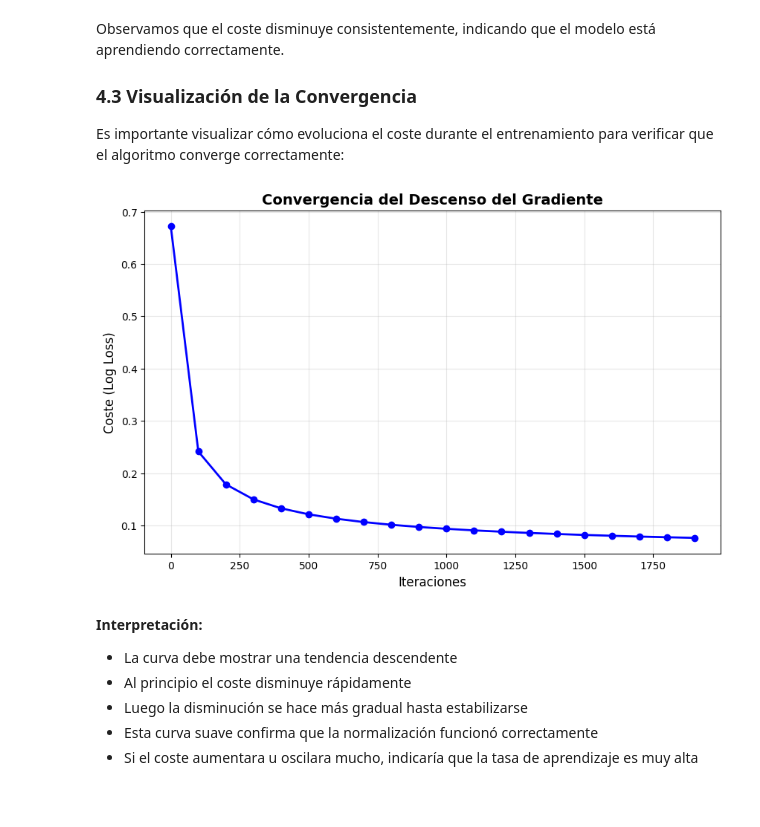
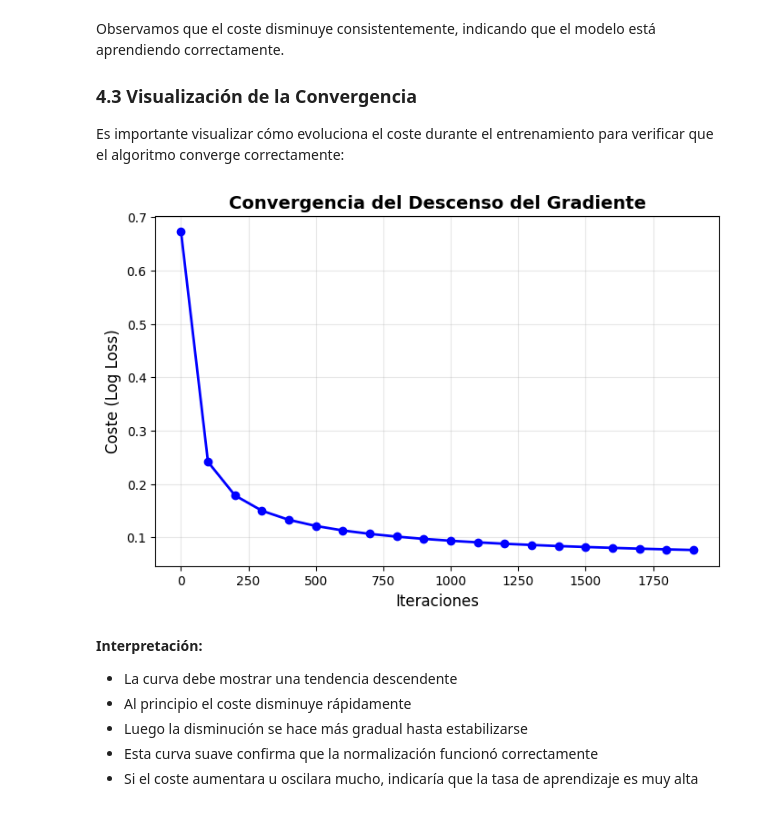
Before and after one commit to financieras/articulos, a Jupyter notebook: logistic_regression.ipynb, the cells around one changed output. Cells and saved outputs as stored; diff of their text form; code cells hidden in the pictures.

```diff
--- a/logistic_regression.ipynb
+++ b/logistic_regression.ipynb
@@ -528,15 +532,14 @@ def train_logistic_regression(X, y, learning_rate=0.01, n_iterations=1000):
         z = X @ w + b
         y_pred = sigmoid(z)
 
-        # 2. Calcular gradientes
-        dw = (1/n_samples) * (X.T @ (y_pred - y))
-        db = (1/n_samples) * np.sum(y_pred - y)
+        # 2. Calcular gradientes (usando la función definida previamente)
+        dw, db = compute_gradients(X, y, w, b)
 
         # 3. Actualizar parámetros
         w = w - learning_rate * dw
         b = b - learning_rate * db
 
-        # 4. Calcular y guardar el coste cada 200 iteraciones
+        # 4. Calcular y guardar el coste cada 100 iteraciones
         if i % 100 == 0:
             cost = compute_cost(X, y, w, b)
             costs.append(cost)
@@ -593,16 +596,16 @@ Observamos que el coste disminuye consistentemente, indicando que el modelo est
 Es importante visualizar cómo evoluciona el coste durante el entrenamiento para verificar que el algoritmo converge correctamente:
 # %%
 # Crear gráfico de convergencia
-plt.figure(figsize=(10, 6))
+plt.figure(figsize=(8, 5))
 iterations = np.arange(0, n_iterations, 100)
 plt.plot(iterations, cost_history, linewidth=2, color='blue', marker='o')
 plt.xlabel('Iteraciones', fontsize=12)
 plt.ylabel('Coste (Log Loss)', fontsize=12)
 plt.title('Convergencia del Descenso del Gradiente', fontsize=14, fontweight='bold')
 plt.grid(True, alpha=0.3)
 plt.show()
 # %% [output]
-[figure, old version]
+[figure, new version]
 # %% [markdown]
 **Interpretación:**
 
```
Also changed, not shown: parts of 8 cells of this notebook.
